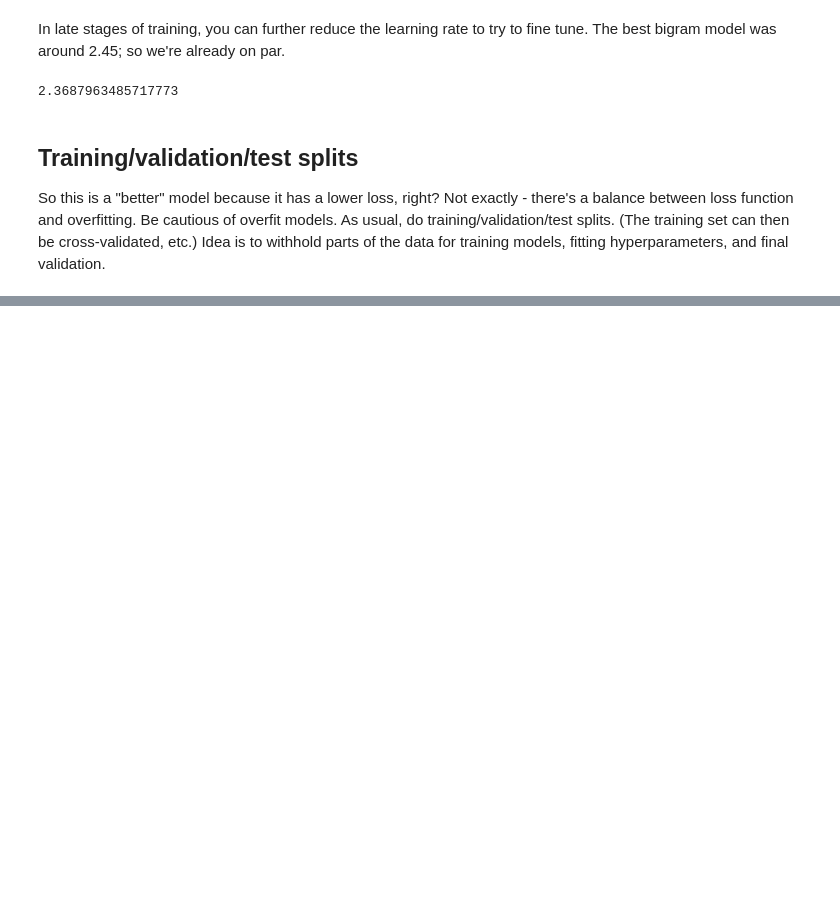
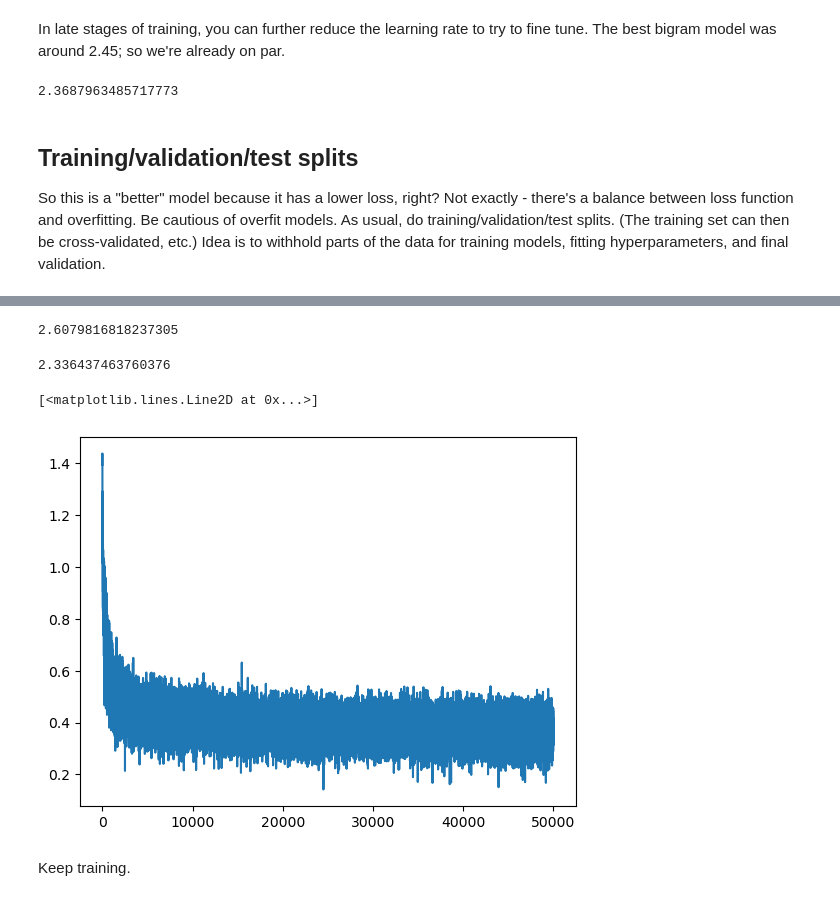
Before and after one commit to phively/nn-zero-to-hero, a Jupyter notebook: 03 Building makemore 2 - MLP.ipynb, the cells around one changed output, grey strips where cells are left out. Saved outputs shown, nothing was run; the diff lists cells and outputs as text; code cells hidden in the pictures; blank space fills up the shorter version.

```diff
--- a/03 Building makemore 2 - MLP.ipynb
+++ b/03 Building makemore 2 - MLP.ipynb
@@ -883,0 +1088,49 @@ So this is a "better" model because it has a lower loss, right? Not exactly - th
+# %%
+# Tracking
+lri = []
+lossi = []
+stepi = []
+# %%
+for i in range(50000):
+
+    ix = torch.randint(0, Xtr.shape[0], (32, )) # For randomly selecting 32 rows of data
+
+    # Forward pass
+    ### Only grab ix rows from TRAINING set
+    emb = C[Xtr[ix]] # (32, 3, 2)
+    h = torch.tanh(emb.view(-1, 3 * embeddingDim) @ W1 + b1)
+    logits = h @ W2 + b2 # (32, 27)
+    ### Only grab ix rows from TRAINING set
+    loss = F.cross_entropy(logits, Ytr[ix])
+    #print(loss.item())
+
+    # Backward pass
+    for p in parameters:
+        p.grad = None
+
+    loss.backward()
+
+    # Update
+    for p in parameters:
+        # Further decreasing the learning rate
+        p.data += -lr * p.grad
+
+    # Track stats
+    stepi.append(i)
+    ### Plotting log loss instead of raw loss
+    lossi.append(loss.log10().item())
+
+print(loss.item())
+# %% [output]
+2.6079816818237305
+# %%
+printExactLoss(Xdev, Ydev, embeddingDim = 10)
+# %% [output]
+2.336437463760376
+# %%
+plt.plot(stepi, lossi)
+# %% [output]
+[<matplotlib.lines.Line2D at 0x...>]
+[figure, added]
+# %% [markdown]
+Keep training.
```
Also changed, not shown: parts of 36 cells of this notebook.
